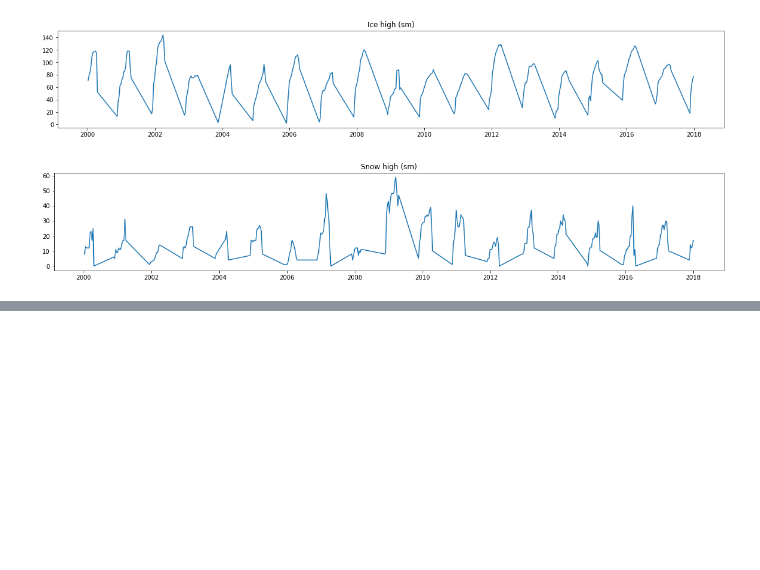
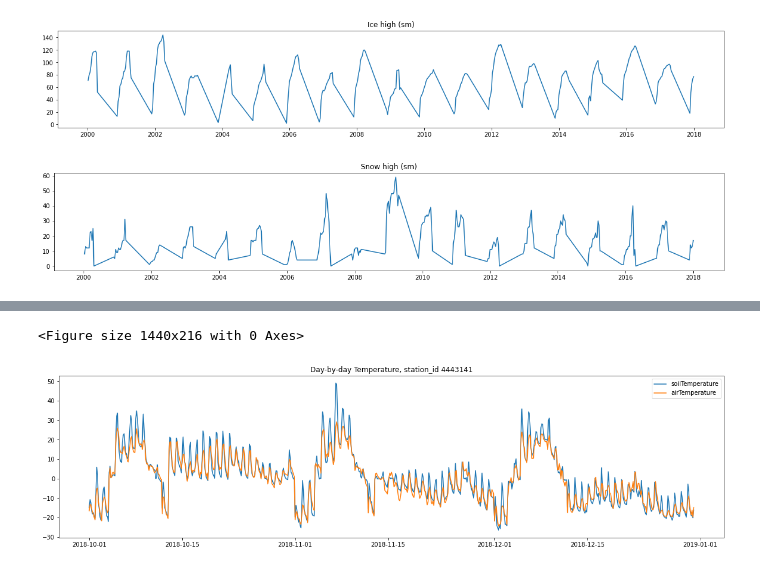
Before and after one commit to ramory-l/Dataton-Amur, a Jupyter notebook: 03_team_hak_19_10.ipynb, the cells around one changed output, grey strips where cells are left out. Cells and saved outputs as stored; diff of their text form; code cells hidden in the pictures; blank space fills up the shorter version.

```diff
--- a/03_team_hak_19_10.ipynb
+++ b/03_team_hak_19_10.ipynb
@@ -540,0 +308,3 @@ wind_max.plot()
+# %%
+# Выбрасываем теперь уже лишние колонки
+meteo_new.drop(['day', 'localDay', 'month', 'localMonth', 'year', 'localYear', 'time', 'localTimePeriod'], axis='columns', inplace=True)
@@ -540,0 +331,30 @@ wind_max.plot()
+# %%
+# Переиндексируем:
+
+meteo_new.sort_values( ['id', 'date'], inplace = True)
+
+meteo_new.reset_index(drop=True, inplace=True)
+# %%
+# В таблице очень много разряженных данных, уберем те колонки, где нулей больше 70 процентов
+meteo_new = meteo_new.loc[:, (meteo_new==0).mean() < .7]
+# %%
+# В таблице есть данные с пропусками, заполним их средним значением колонки
+meteo_new = meteo_new.fillna(meteo_new.mean())
+# %%
+date_start, date_end = '10-01-2018', '12-31-2018'
+id = 4443141
+
+plt.figure(figsize = (20, 3))
+sub_condition  = meteo_new.date.between(date_start, date_end) & (meteo_new.id == id)
+
+Temperatures = ['soilTemperature', 'airTemperature']
+
+plt.figure(figsize = (20, 5))
+plt.title('Day-by-day Temperature, station_id ' + str(id))
+for Temperature in Temperatures:
+  plt.plot(meteo_new[sub_condition][['date'] + [Temperature]].set_index('date'), label = Temperature)
+  plt.legend()
+plt.show()
+# %% [output]
+<Figure size 1440x216 with 0 Axes>
+[figure, added]
```
Also changed, not shown: parts of 85 cells of this notebook.
